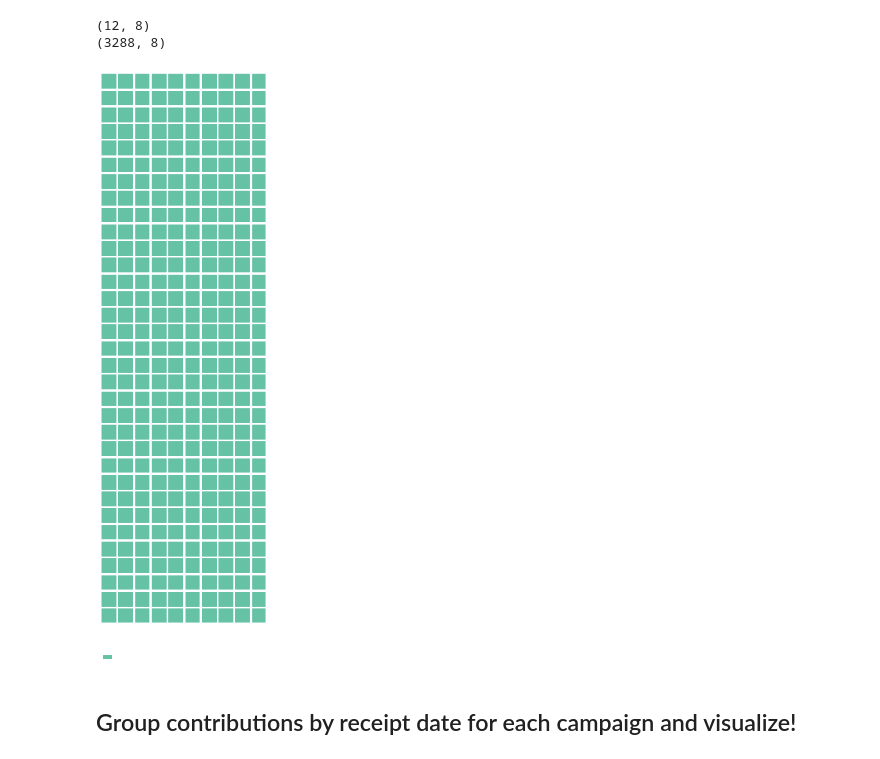
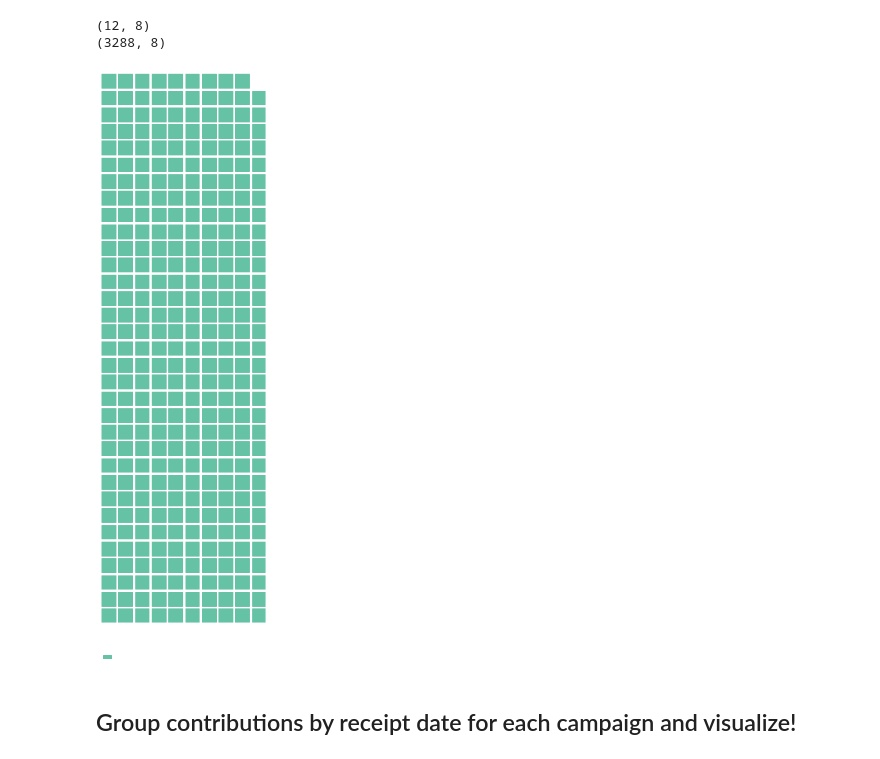
Before and after one commit to ldobrovic/spec-campaign-contributions, a Jupyter notebook: 2016_final.ipynb, the cells around one changed output. Cells and saved outputs as stored; diff of their text form; code cells hidden in the pictures.

```diff
--- a/2016_final.ipynb
+++ b/2016_final.ipynb
@@ -260,20 +260,20 @@ from pywaffle import Waffle
 # %%
 fig = plt.figure(FigureClass=Waffle,
                  columns=10,
-                values=[329.6],
+                values=[328.8],
                 figsize=(20,10),
                 vertical=True,
                 rounding_rule='floor')
 fig.savefig("hillary_donations.svg")
 fig2 = plt.figure(FigureClass=Waffle,
                  columns=100,
                  values=[1.2],
 #                  figsize=(10,6),
                  vertical=True,
                  rounding_rule='floor')
 # # fig2.savefig("trump_donations.svg")
 # %% [output]
-[figure, old version]
+[figure, new version]
 [figure]
 # %% [markdown]
 ## Group contributions by receipt date for each campaign and visualize!
```
Also changed, not shown: parts of 1 cell of this notebook, 1 other file.
